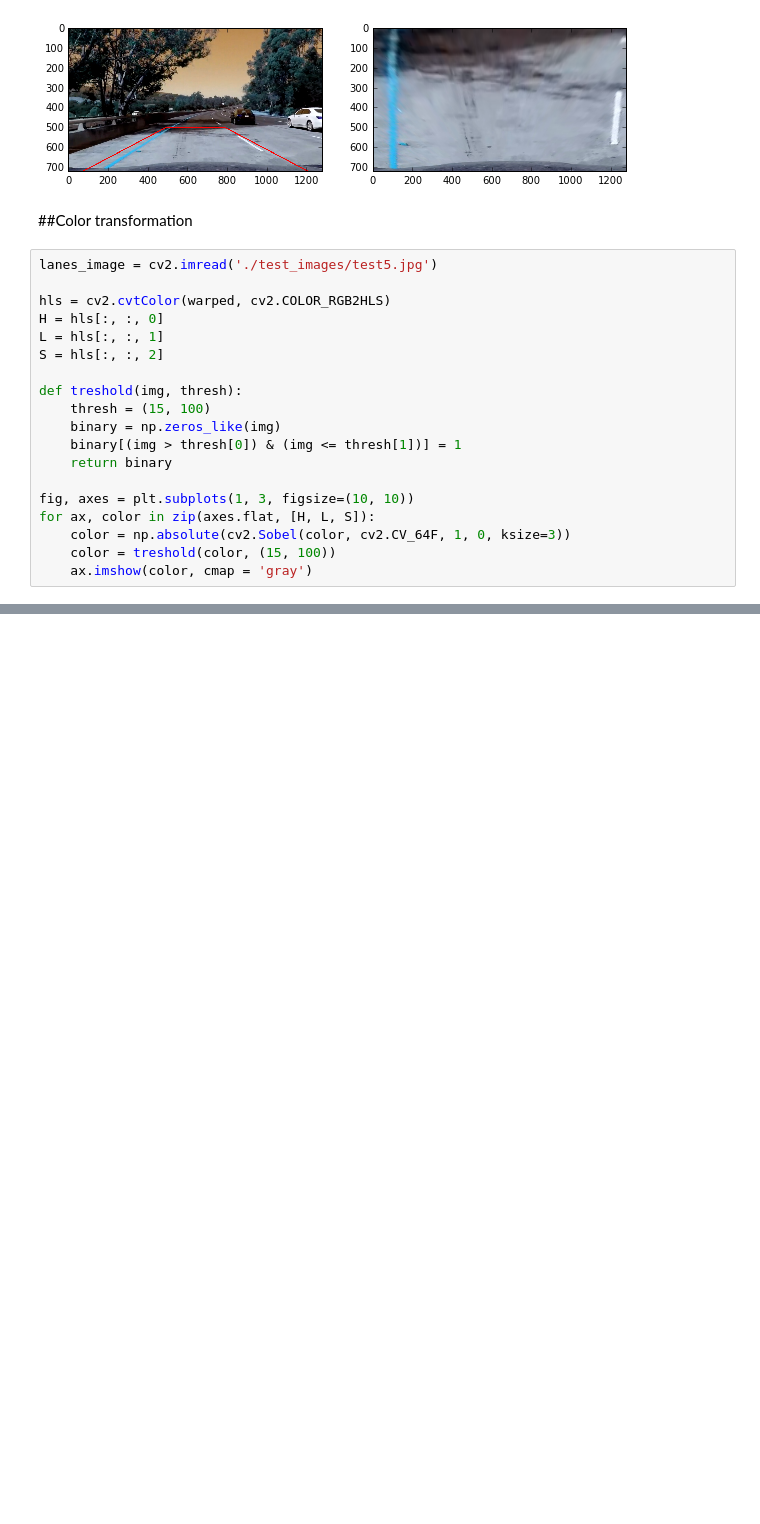
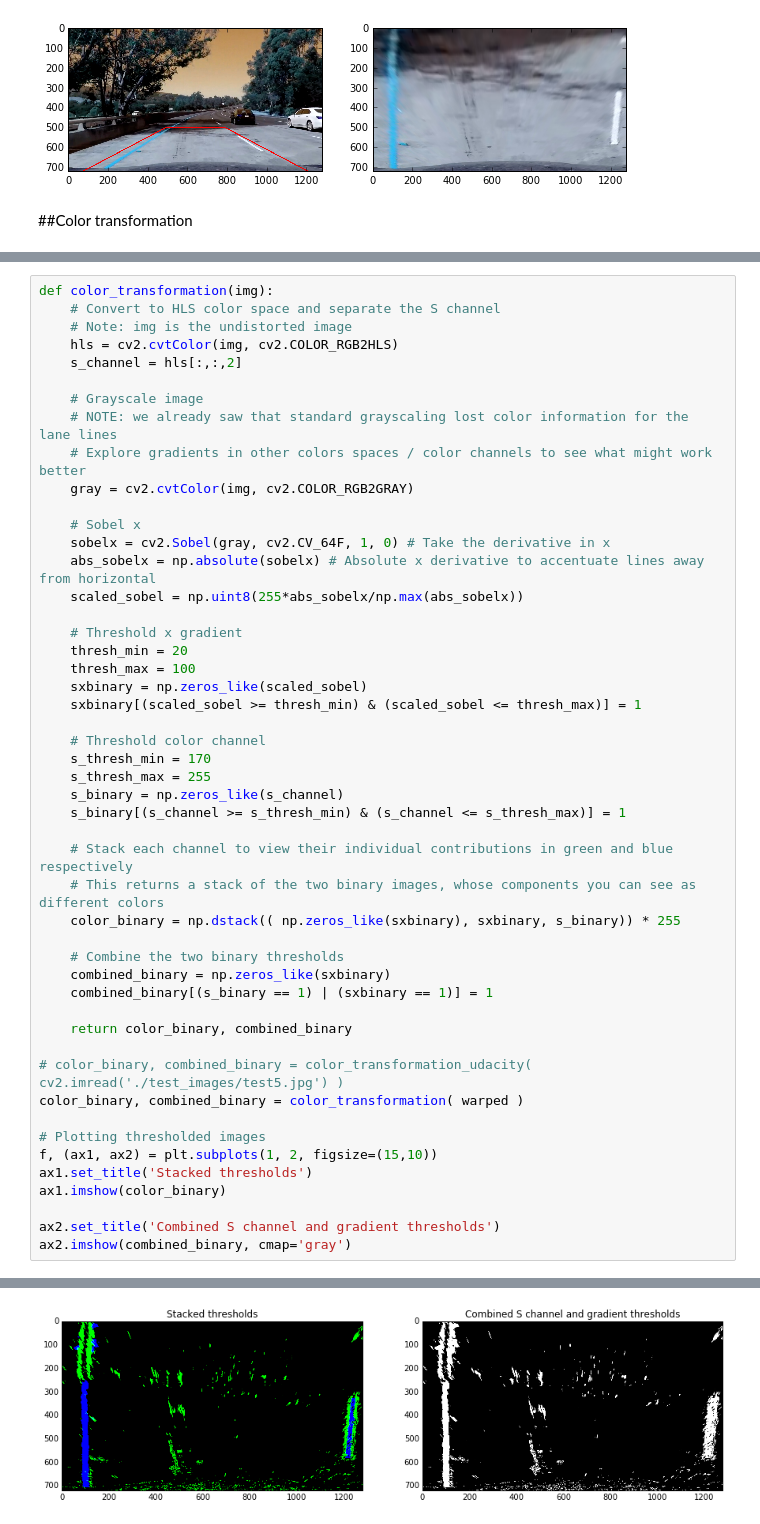
Before and after one commit to AlexanderKim/CarND-Advanced-Lane-Lines, a Jupyter notebook: Advanced Lane Finding.ipynb, the cells around one changed output, grey strips where cells are left out. Cells and saved outputs as stored; diff of their text form; blank space fills up the shorter version.

Commit message:
color transformation from udaicty class materials

```diff
--- a/Advanced Lane Finding.ipynb
+++ b/Advanced Lane Finding.ipynb
@@ -157,22 +157,3 @@ for ax, img in zip(axes.flat, [undistorted_lines, warped]):
 [figure]
 # %% [markdown]
 ##Color transformation
-# %%
-lanes_image = cv2.imread('./test_images/test5.jpg')
-
-hls = cv2.cvtColor(warped, cv2.COLOR_RGB2HLS)
-H = hls[:, :, 0]
-L = hls[:, :, 1]
-S = hls[:, :, 2]
-
-def treshold(img, thresh):
-    thresh = (15, 100)
-    binary = np.zeros_like(img)
-    binary[(img > thresh[0]) & (img <= thresh[1])] = 1
-    return binary
-
-fig, axes = plt.subplots(1, 3, figsize=(10, 10))
-for ax, color in zip(axes.flat, [H, L, S]):
-    color = np.absolute(cv2.Sobel(color, cv2.CV_64F, 1, 0, ksize=3))
-    color = treshold(color, (15, 100))
-    ax.imshow(color, cmap = 'gray')
@@ -180,0 +160,50 @@ for ax, color in zip(axes.flat, [H, L, S]):
+# %%
+def color_transformation(img):
+    # Convert to HLS color space and separate the S channel
+    # Note: img is the undistorted image
+    hls = cv2.cvtColor(img, cv2.COLOR_RGB2HLS)
+    s_channel = hls[:,:,2]
+
+    # Grayscale image
+    # NOTE: we already saw that standard grayscaling lost color information for the lane lines
+    # Explore gradients in other colors spaces / color channels to see what might work better
+    gray = cv2.cvtColor(img, cv2.COLOR_RGB2GRAY)
+
+    # Sobel x
+    sobelx = cv2.Sobel(gray, cv2.CV_64F, 1, 0) # Take the derivative in x
+    abs_sobelx = np.absolute(sobelx) # Absolute x derivative to accentuate lines away from horizontal
+    scaled_sobel = np.uint8(255*abs_sobelx/np.max(abs_sobelx))
+
+    # Threshold x gradient
+    thresh_min = 20
+    thresh_max = 100
+    sxbinary = np.zeros_like(scaled_sobel)
+    sxbinary[(scaled_sobel >= thresh_min) & (scaled_sobel <= thresh_max)] = 1
+
+    # Threshold color channel
+    s_thresh_min = 170
+    s_thresh_max = 255
+    s_binary = np.zeros_like(s_channel)
+    s_binary[(s_channel >= s_thresh_min) & (s_channel <= s_thresh_max)] = 1
+
+    # Stack each channel to view their individual contributions in green and blue respectively
+    # This returns a stack of the two binary images, whose components you can see as different colors
+    color_binary = np.dstack(( np.zeros_like(sxbinary), sxbinary, s_binary)) * 255
+
+    # Combine the two binary thresholds
+    combined_binary = np.zeros_like(sxbinary)
+    combined_binary[(s_binary == 1) | (sxbinary == 1)] = 1
+
+    return color_binary, combined_binary
+
+# color_binary, combined_binary = color_transformation_udacity( cv2.imread('./test_images/test5.jpg') )
+color_binary, combined_binary = color_transformation( warped )
+
+# Plotting thresholded images
+f, (ax1, ax2) = plt.subplots(1, 2, figsize=(15,10))
+ax1.set_title('Stacked thresholds')
+ax1.imshow(color_binary)
+
+ax2.set_title('Combined S channel and gradient thresholds')
+ax2.imshow(combined_binary, cmap='gray')
+# %% [output]
@@ -180,0 +211 @@ for ax, color in zip(axes.flat, [H, L, S]):
+[figure, added]
```
Also changed, not shown: parts of 2 cells of this notebook.
